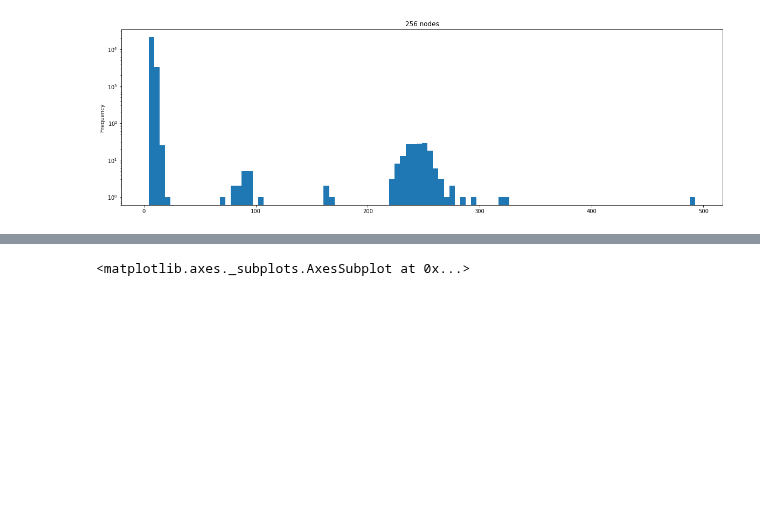
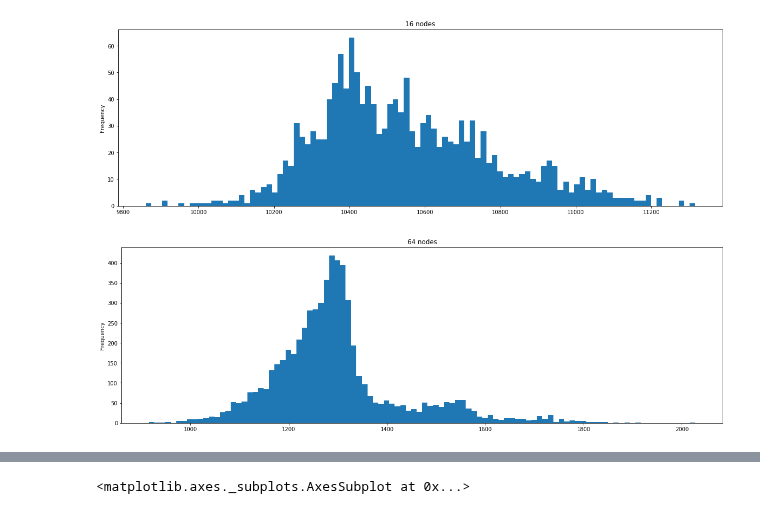
Before and after one commit to agrippa/hoover, a Jupyter notebook: data/analyze-hoover-logs.ipynb, the cells around one changed output, grey strips where cells are left out. Saved outputs shown, nothing was run; the diff lists cells and outputs as text; code cells hidden in the pictures; blank space fills up the shorter version.

```diff
--- a/data/analyze-hoover-logs.ipynb
+++ b/data/analyze-hoover-logs.ipynb
@@ -30,7 +30,17 @@ log_files = {'8': 'slurm-8691730.out', '32': 'slurm-8691789.out'}
 
 log_files = {'256': 'slurm-8752267.out'}
 
-log_files = {'256': 'slurm-8938366.out'}
+log_files = {'256': 'slurm-9052394.out'}
+
+log_files = {'16': 'slurm-9093118.out', '64': 'slurm-9093122.out'}
+
+log_files = {'16': 'slurm-9097181.out'}
+
+log_files = {'16': 'slurm-9108077.out', '64': 'slurm-9108076.out'}
+
+log_files = {'16': 'slurm-9111050.out', '64': 'slurm-9111049.out'}
+
+# log_files = {'16': 'slurm-9108077.out'}
 
 # log_files = {'new': 'slurm-4236.out'}
 # log_files = {1: 'slurm-3600.out', 4: 'slurm-3601.out', 16: 'slurm-3602.out', 'rwlock': 'slurm-4235.out'}
@@ -227,3 +270,9 @@ def compare_dist(cols, sep_plots = False, logy = False):
 dfs = {}
 for nnodes in log_files:
     dfs[nnodes] = log_file_to_dataframe(log_files[nnodes])
+# %%
+for nnodes in sorted(dfs.keys()):
+    total = dfs[nnodes]['total'].sum()
+    print(nnodes)
+    for tag in ['metadata', 'edges', 'summary', 'throttling', 'neighbor_updates']:
+        print('  ' + tag + ' ' + str(float(dfs[nnodes][tag].sum() / total)))
@@ -230,6 +292,7 @@ for nnodes in log_files:
 # %%
 for nnodes in sorted(dfs.keys()):
     fig, ax = matplotlib.pyplot.subplots(figsize=(20.0, 6.0))
-    dfs[nnodes]['total'].plot(kind = 'hist', bins = 100, ax = ax, title = str(nnodes) + ' nodes', logy = True)
+    dfs[nnodes]['total'].plot(kind = 'hist', bins = 100, ax = ax, title = str(nnodes) + ' nodes', logy = False)
 # %% [output]
-[figure, old version]
+[figure, new version]
+[figure, added]
```
Also changed, not shown: parts of 33 cells of this notebook, 2 other files.
